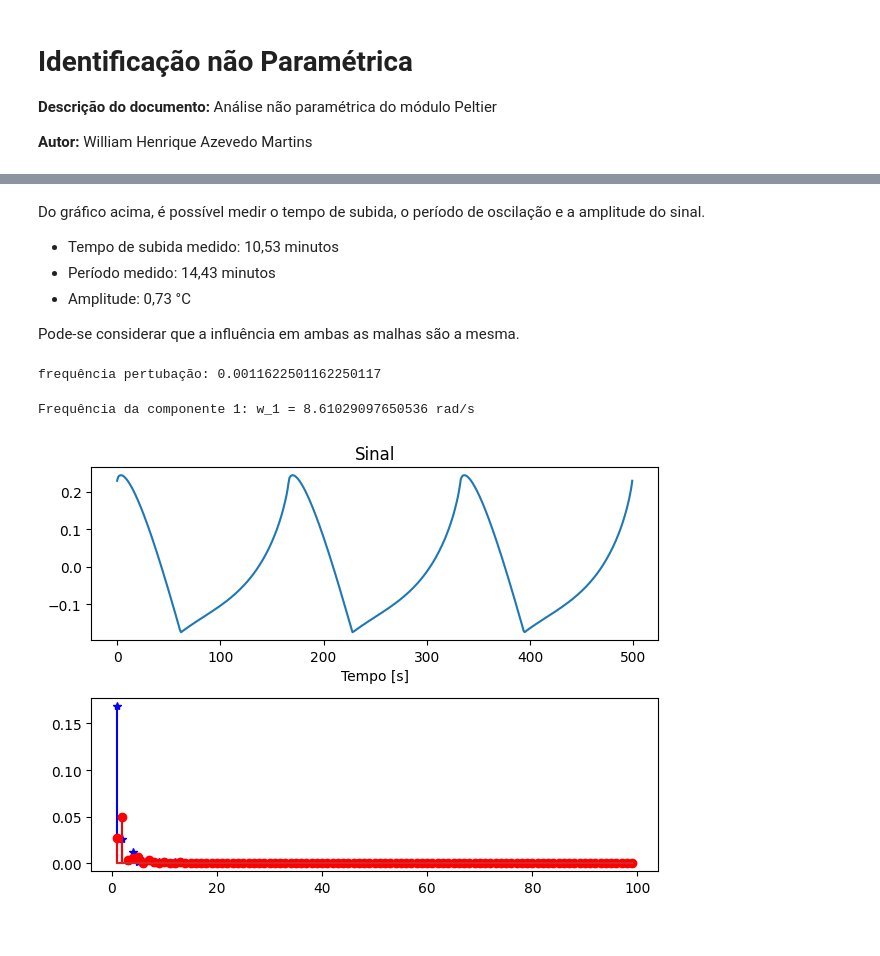
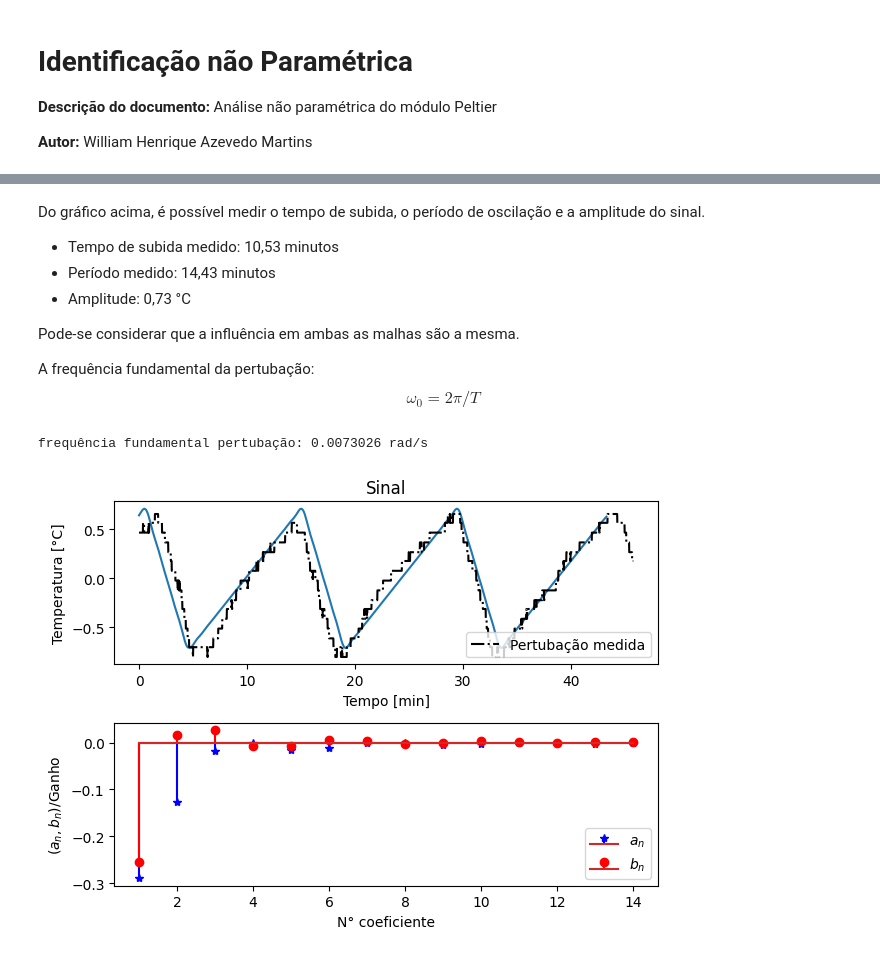
Before and after one commit to william-hazem/Model-Predictive-Control, a Jupyter notebook: identificacao/experimento.ipynb, the cells around one changed output, grey strips where cells are left out. Cells and saved outputs as stored; diff of their text form; code cells hidden in the pictures.

```diff
--- a/identificacao/experimento.ipynb
+++ b/identificacao/experimento.ipynb
@@ -65,15 +82,19 @@ plot_pv_mv(dados1e2_pertubacao, f=remover_valor_inicial);
 # %%
 from matplotlib.widgets import Cursor
 fig, ax = plt.subplots()
-plt.title("Pertubação medida na Malha 1")
+plt.title("Pertubação Medida")
 intervalo = (12*60, 12*60+15*60*3)
-t_int = dados1_pertubado["t"][intervalo[0]:intervalo[1]]
-pertubacao_malha1 = dados1_pertubado["pv1"][intervalo[0]:intervalo[1]]
-plt.plot(t_int, remover_valor_inicial(pertubacao_malha1))
+range_pertubacao = [12*60, 12*60+15*60*3]
+t_int = dados1_cp["t"][intervalo[0]:intervalo[1]]
+pertubacao_malha1 = dados1_cp["pv1"][intervalo[0]:intervalo[1]]
+d_mean = np.mean(pertubacao_malha1)
+
+plt.plot(t_int, pertubacao_malha1 - d_mean)
 plt.grid(True)
 
 amplitude_pertubacao1 = (max(pertubacao_malha1) - min(pertubacao_malha1)) * 0.5
 print(f"Amplitude da pertubação = {amplitude_pertubacao1}")
+print(f"Média da pertubação = {d_mean}")
 
 cursor = Cursor(ax, useblit=True, color='red', linewidth=1)
 # pontos = plt.ginput(2)
@@ -92,41 +114,55 @@ Do gráfico acima, é possível medir o tempo de subida, o período de oscilaç
 - Amplitude: 0,73 °C
 
 Pode-se considerar que a influência em ambas as malhas são a mesma.
+
+A frequência fundamental da pertubação:
+$$\omega_0 = 2\pi/T$$
 # %%
-print("frequência pertubação:", 1/14.34/60)
+print("frequência fundamental pertubação:", round(2*np.pi/(14.34*60.0), 7), "rad/s")
 # %% [output]
-frequência pertubação: 0.0011622501162250117
+frequência fundamental pertubação: 0.0073026 rad/s
 # %%
 from sinais.serie_fourier.triangular import compute_coef
 
-T = 10.53 * 60  # periodo
-ts = 14.43 * 60 # tempo de subida
-n_max = 100
+A = 0.73 * 2.0
+ts = 10.53 * 60  # periodo
+T = 14.43 * 60 # tempo de subida
+n_max = 15
 
 i = list(range(1, n_max))
 time = np.linspace(0, 3*T, 500)
-sinal_coefs = list(map(lambda x: compute_coef(ts, T, x), i))
+sinal_coefs = list(map(lambda x: compute_coef(x, ts, T), i))
 sinal_coefs = np.array(sinal_coefs)
-
+a_ns = []
+b_ns = []
+fase = np.pi/2
 sinal_triangular = 0
 for n_i, [a_n, b_n] in enumerate(sinal_coefs):
+    a_ns.append(A*a_n)
+    b_ns.append(A*b_n)
     n_i = n_i + 1
-    arg = 2*np.pi*n_i*time/T
+    arg = 2*np.pi*n_i*(time)/T
     sinal_triangular += a_n*np.cos(arg) + b_n*np.sin(arg)
+# sinal_triangular += 1/4
+sinal_triangular *= A
 
 fig, (ax_sinal, ax_coefs) = plt.subplots(2, 1)
 
 ax_sinal.set_title("Sinal")
-ax_sinal.set_xlabel("Tempo [s]")
-ax_sinal.plot(sinal_triangular)
+ax_sinal.set_xlabel("Tempo [min]")
+ax_sinal.set_ylabel("Temperatura [°C]")
+ax_sinal.plot(time / 60.0, np.roll(sinal_triangular, 53))
+t_= t_int - t_int[0]
+ax_sinal.plot(t_, pertubacao_malha1 - d_mean, 'k-.', label='Pertubação medida')
+ax_sinal.legend()
 
 # sinal_coefs = np.array()
 ax_coefs.stem(i, sinal_coefs[:, 0], 'b', markerfmt='*b', label='$a_n$', use_line_collection=True)
 ax_coefs.stem(i, sinal_coefs[:, 1], 'r', markerfmt='or', label='$b_n$', use_line_collection=True)
+ax_coefs.set_ylabel("$(a_n, b_n)$/Ganho");
+ax_coefs.set_xlabel("N° coeficiente");
+ax_coefs.legend();
 
-fig.tight_layout()
-
-print(f"Frequência da componente 1: w_1 = {2*np.pi*ts/T} rad/s")
+fig.tight_layout();
 # %% [output]
-Frequência da componente 1: w_1 = 8.61029097650536 rad/s
-[figure, old version]
+[figure, new version]
```
Also changed, not shown: parts of 34 cells of this notebook, 1 other file.
